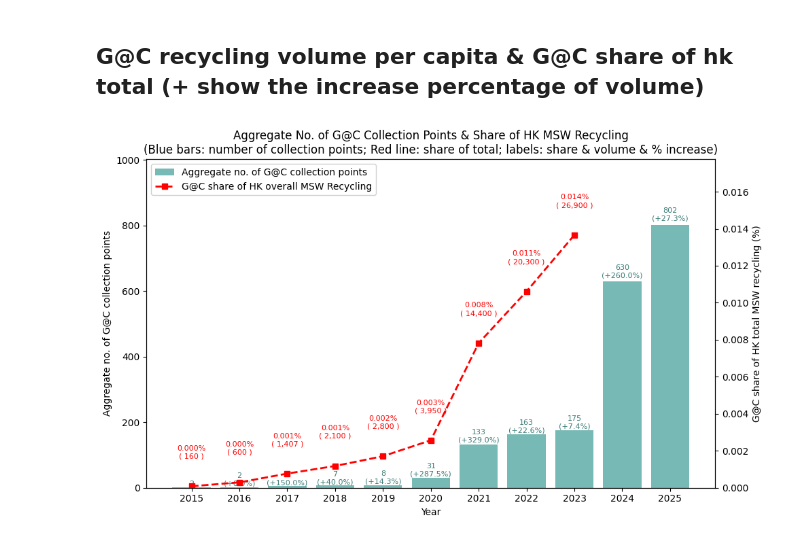
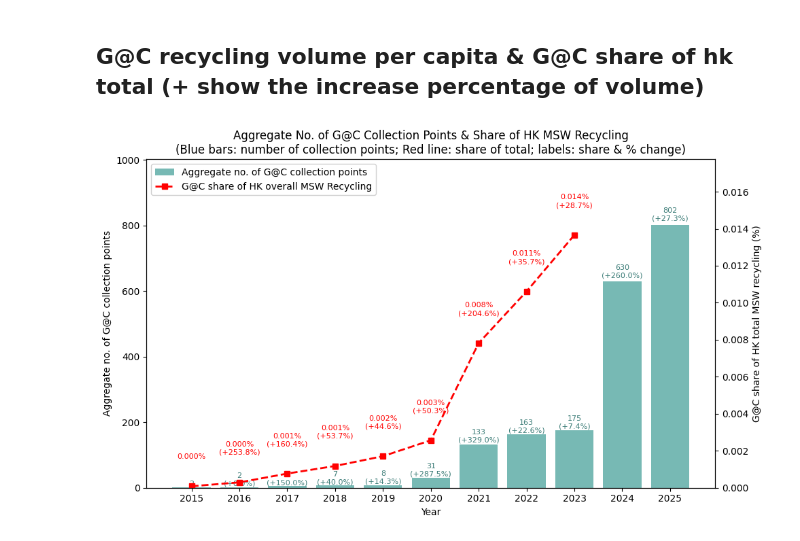
Before and after one commit to Tony0824X/Green-Community_DataAnalysis, a Jupyter notebook: Green@Community_DataAnalysis/Cost-effectiveness/5.1 number of collection point 與 G@C share of total.ipynb, the cells around one changed output. Cells and saved outputs as stored; diff of their text form; code cells hidden in the pictures.

```diff
--- a/Green@Community_DataAnalysis/Cost-effectiveness/5.1 number of collection point 與 G@C share of total.ipynb
+++ b/Green@Community_DataAnalysis/Cost-effectiveness/5.1 number of collection point 與 G@C share of total.ipynb
@@ -36,7 +36,7 @@ col_volume = "G@C recyclables collection volume (tonnes)"
 points_sub = df[[col_points, "Year"]].copy()
 points_sub = points_sub[points_sub[col_points].notna()].copy()
 
-points_sub["Year"]   = points_sub["Year"].astype(int)
+points_sub["Year"] = points_sub["Year"].astype(int)
 points_sub[col_points] = pd.to_numeric(points_sub[col_points], errors="coerce")
 
 # sort by year
@@ -45,7 +45,7 @@ points_sub = points_sub.sort_values("Year")
 # year-on-year % change for bars
 points_sub["points_pct_change"] = points_sub[col_points].pct_change() * 100
 
-years_all = points_sub["Year"].tolist()
+years_all  = points_sub["Year"].tolist()
 points_all = points_sub[col_points].tolist()
 
 # create x positions for ALL years
@@ -53,7 +53,7 @@ x_all = np.arange(len(years_all))
 year_to_x = {y: i for i, y in enumerate(years_all)}
 
 # =====================================================
-# 2) LINE DATA: only years where share & volume exist
+# 2) LINE DATA: only years where share exists
 #    (line will stop at the last such year, e.g. 2023)
 # =====================================================
 line_sub = df[[col_share, col_volume, "Year"]].copy()
@@ -66,7 +66,10 @@ line_sub["share_pct"] = (
     line_sub[col_share].astype(str).str.rstrip("%").replace("", np.nan).astype(float)
 )
 
-# volume numeric
+# % change of G@C share (year-on-year)
+line_sub["share_pct_change"] = line_sub["share_pct"].pct_change() * 100
+
+# numeric volume (still used for axis scaling if you like, not in labels now)
 line_sub[col_volume] = pd.to_numeric(
     line_sub[col_volume].astype(str).str.replace(",", ""),
     errors="coerce"
@@ -74,15 +77,14 @@ line_sub[col_volume] = pd.to_numeric(
 
 line_sub = line_sub.sort_values("Year")
 
-years_line   = line_sub["Year"].tolist()
-share_line   = line_sub["share_pct"].tolist()
-volume_line  = line_sub[col_volume].tolist()
+years_line  = line_sub["Year"].tolist()
+share_line  = line_sub["share_pct"].tolist()
+share_chg   = line_sub["share_pct_change"].tolist()
 
 # x positions for the line (mapped to bar positions)
 x_line = [year_to_x[y] for y in years_line if y in year_to_x]
-# also filter share/volume to match (just in case)
-share_line  = [s for y, s in zip(years_line, share_line) if y in year_to_x]
-volume_line = [v for y, v in zip(years_line, volume_line) if y in year_to_x]
+share_line = [s for y, s in zip(years_line, share_line) if y in year_to_x]
+share_chg  = [c for y, c in zip(years_line, share_chg)  if y in year_to_x]
 
 # ---------- plotting ----------
 fig, ax1 = plt.subplots(figsize=(10, 6))
@@ -93,7 +95,7 @@ bars = ax1.bar(
     points_all,
     alpha=0.8,
     color="#55a8a2",
-    label="Aggregate no. of G@C collection points"
+    label="Aggregate no. of G@C collection points",
 )
 ax1.set_xlabel("Year")
 ax1.set_ylabel("Aggregate no. of G@C collection points", color="black")
@@ -122,7 +124,7 @@ for bar, value, pct in zip(bars, points_all, points_sub["points_pct_change"]):
         fontsize=8,
     )
 
-# ----- Line: G@C share of HK MSW recycling (up to 2023) -----
+# ----- Line: G@C share of HK MSW recycling (up to last year with data) -----
 ax2 = ax1.twinx()
 line, = ax2.plot(
     x_line,
@@ -146,37 +148,42 @@ ax2.set_ylim(0, y2_max)
 # label offset for line labels
 label_offset = y2_max * 0.08
 
-# line labels: share (%) + volume
-for xi, share, vol in zip(x_line, share_line, volume_line):
+# line labels: Value of share (% change of share)
+for xi, share_val, chg in zip(x_line, share_line, share_chg):
+    if np.isnan(chg):
+        # first year: only the value
+        label = f"{share_val:.3f}%"
+    else:
+        label = f"{share_val:.3f}%\n({chg:+.1f}%)"
     ax2.text(
         xi,
-        share + label_offset,
-        f"{share:.3f}%\n( {vol:,.0f} )",
+        share_val + label_offset,
+        label,
         ha="center",
         va="bottom",
         fontsize=8,
         color="red",
     )
 
 # ----- Legend, title, layout -----
 handles1, labels1 = ax1.get_legend_handles_labels()
 handles2, labels2 = ax2.get_legend_handles_labels()
 ax1.legend(
     handles1 + handles2,
     labels1 + labels2,
     loc="upper left",
     frameon=True,
     fancybox=True,
     framealpha=0.9,
 )
 
 plt.title(
     "Aggregate No. of G@C Collection Points & Share of HK MSW Recycling\n"
     "(Blue bars: number of collection points; Red line: share of total; "
-    "labels: share & volume & % increase)"
+    "labels: share & % change)"
 )
 
 fig.tight_layout()
 plt.show()
 # %% [output]
-[figure, old version]
+[figure, new version]
```
